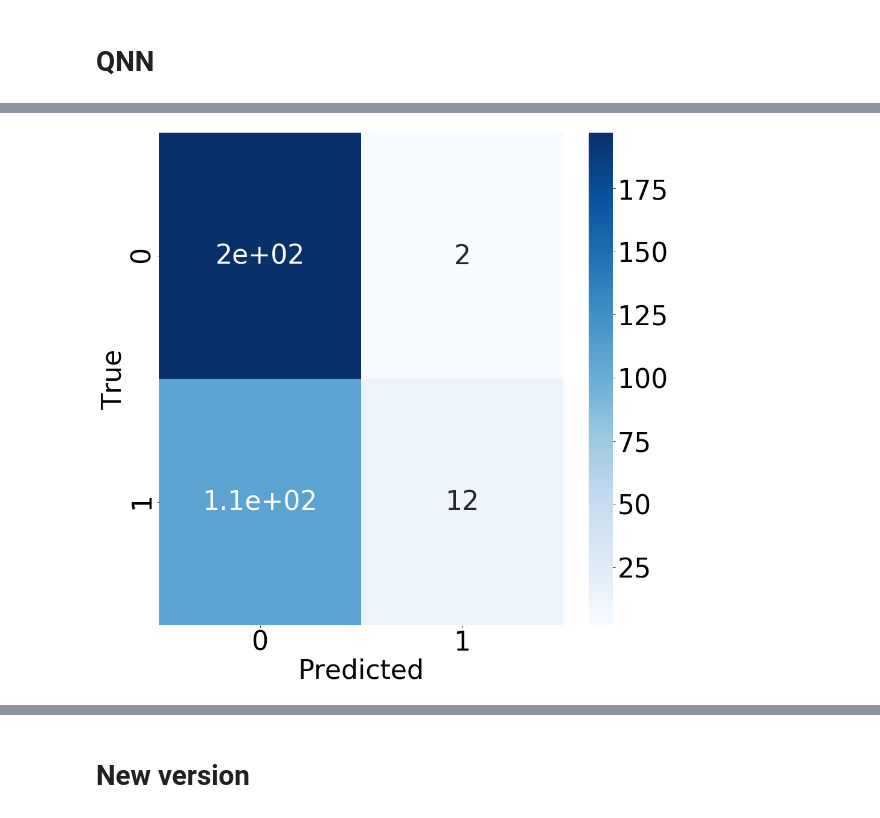
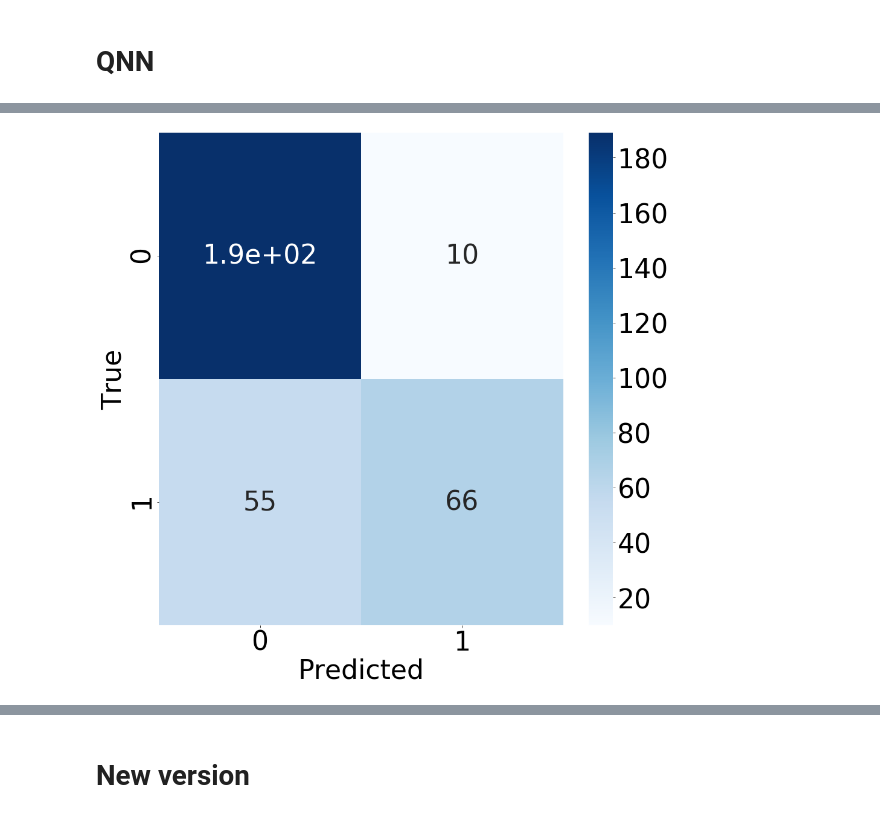
Before and after one commit to ChuongQuoc1413017/Quantum_Virtual_Machine, a Jupyter notebook: Quantum Neural Network.ipynb, the cells around one changed output, grey strips where cells are left out. Saved outputs shown, nothing was run; the diff lists cells and outputs as text; code cells hidden in the pictures.

```diff
--- a/Quantum Neural Network.ipynb
+++ b/Quantum Neural Network.ipynb
@@ -138,15 +216,16 @@ plt.rc('figure', titlesize=SIZE)  # fontsize of the figure title
 # %%
 plt.figure(figsize=(15, 15))
 label = y_train
-pred = [predict(qnn(x, params)) for x in X_train]
+pred = [predict(qnn_model(x, params)) for x in X_train]
+pred = np.argmax(pred, axis=1)
 con = confusion_matrix(label,pred)
 sn_plot = sn.heatmap(con, annot=True, cmap="Blues")
 plt.xlabel('Predicted')
 plt.ylabel('True')
 plt.savefig('qnn_train.png')
 plt.savefig('qnn_train.eps', format='eps')
 # %% [output]
-[figure, old version]
+[figure, new version]
 # %%
 plt.figure(figsize=(15,15))
 label = y_test
```
Also changed, not shown: parts of 17 cells of this notebook.
